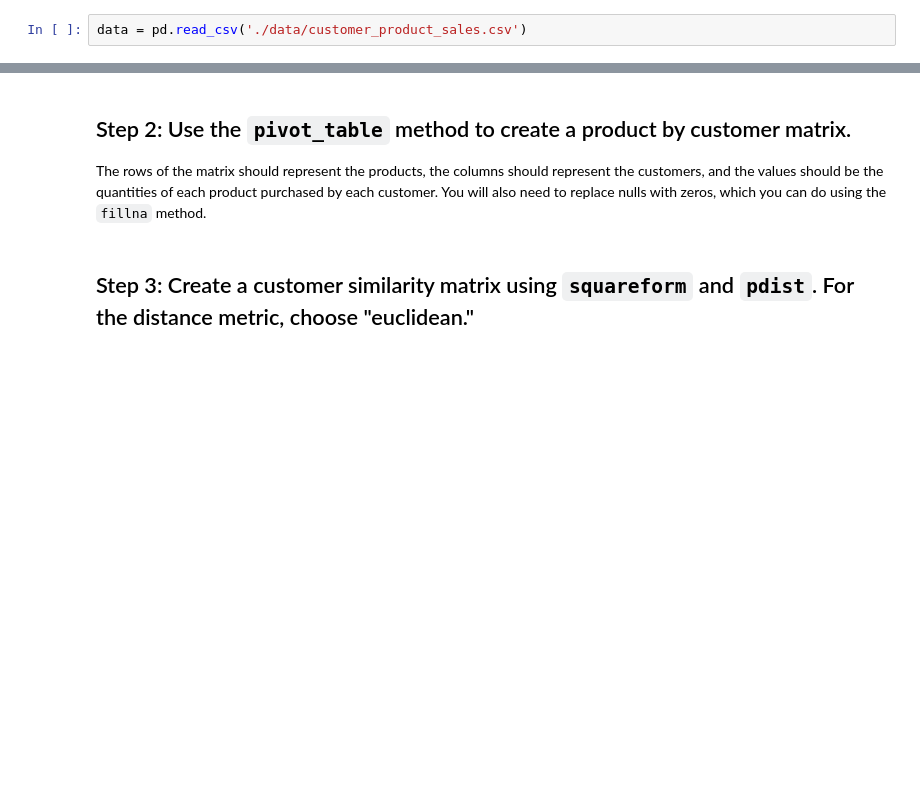
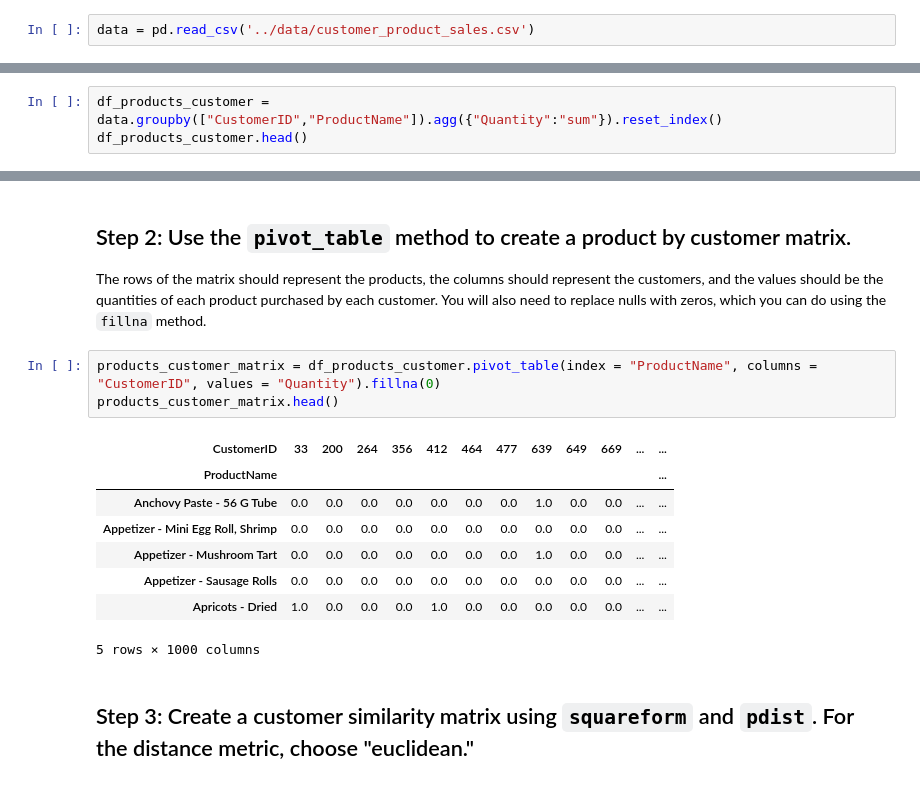
Before and after one commit to ta-datapt-bcn/lab-intro-recommender-systems, a Jupyter notebook: your-code/main.ipynb, the cells around one changed output, grey strips where cells are left out. Drawn from its saved outputs; the diff is of its cells as text; blank space fills up the shorter version.

```diff
--- a/your-code/main.ipynb
+++ b/your-code/main.ipynb
@@ -8,6 +8,6 @@ For this lab, we are going to be putting together a user similarity based recomm
 import pandas as pd
 from scipy.spatial.distance import pdist, squareform
 # %%
-data = pd.read_csv('./data/customer_product_sales.csv')
+data = pd.read_csv('../data/customer_product_sales.csv')
 # %%
 data.head()
@@ -15,3 +22,6 @@ data.head()
 ## Step 1: Create a data frame that contains the total quantity of each product purchased by each customer.
 
 You will need to group by CustomerID and ProductName and then sum the Quantity field.
+# %%
+df_products_customer = data.groupby(["CustomerID","ProductName"]).agg({"Quantity":"sum"}).reset_index()
+df_products_customer.head()
@@ -19,5 +36,17 @@ You will need to group by CustomerID and ProductName and then sum the Quantity f
 ## Step 2: Use the `pivot_table` method to create a product by customer matrix.
 
 The rows of the matrix should represent the products, the columns should represent the customers, and the values should be the quantities of each product purchased by each customer. You will also need to replace nulls with zeros, which you can do using the `fillna` method.
+# %%
+products_customer_matrix = df_products_customer.pivot_table(index = "ProductName", columns = "CustomerID", values = "Quantity").fillna(0)
+products_customer_matrix.head()
+# %% [output]
+| CustomerID | 33 | 200 | 264 | 356 | 412 | 464 | 477 | 639 | 649 | 669 | ... | ... |
+| ProductName |  |  |  |  |  |  |  |  |  |  |  | ... |
+| Anchovy Paste - 56 G Tube | 0.0 | 0.0 | 0.0 | 0.0 | 0.0 | 0.0 | 0.0 | 1.0 | 0.0 | 0.0 | ... | ... |
+| Appetizer - Mini Egg Roll, Shrimp | 0.0 | 0.0 | 0.0 | 0.0 | 0.0 | 0.0 | 0.0 | 0.0 | 0.0 | 0.0 | ... | ... |
+| Appetizer - Mushroom Tart | 0.0 | 0.0 | 0.0 | 0.0 | 0.0 | 0.0 | 0.0 | 1.0 | 0.0 | 0.0 | ... | ... |
+| Appetizer - Sausage Rolls | 0.0 | 0.0 | 0.0 | 0.0 | 0.0 | 0.0 | 0.0 | 0.0 | 0.0 | 0.0 | ... | ... |
+| Apricots - Dried | 1.0 | 0.0 | 0.0 | 0.0 | 1.0 | 0.0 | 0.0 | 0.0 | 0.0 | 0.0 | ... | ... |
+5 rows × 1000 columns
 # %% [markdown]
 ## Step 3: Create a customer similarity matrix using `squareform` and `pdist`. For the distance metric, choose "euclidean."
```
Also changed, not shown: parts of 11 cells of this notebook.
